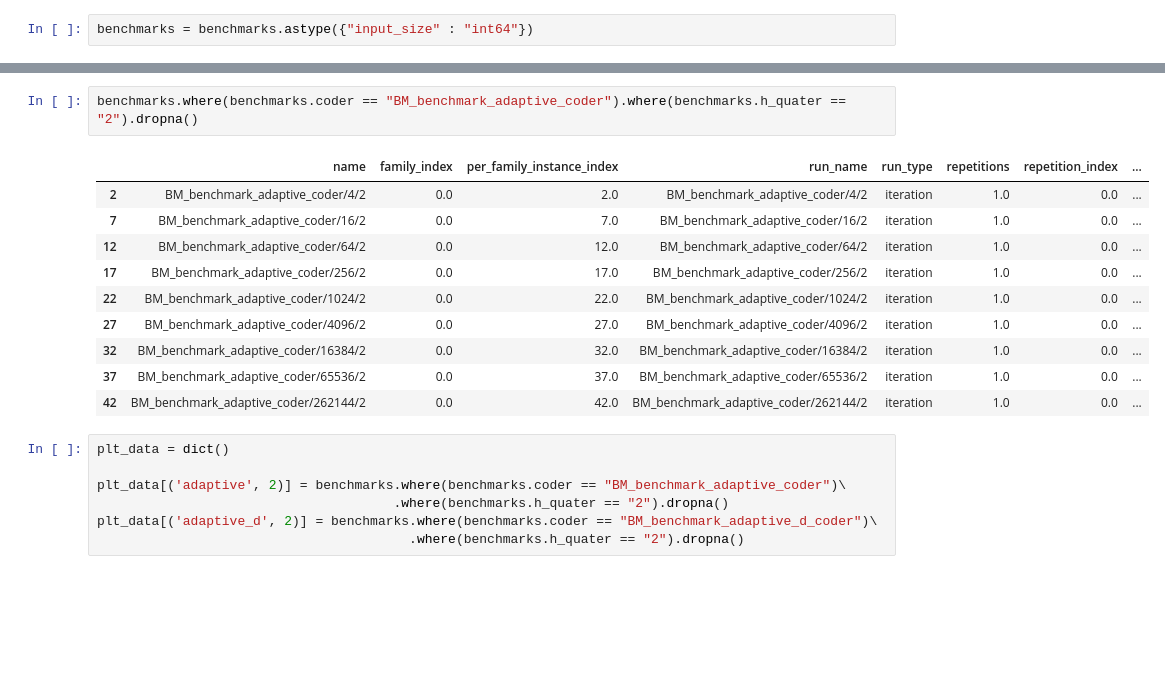
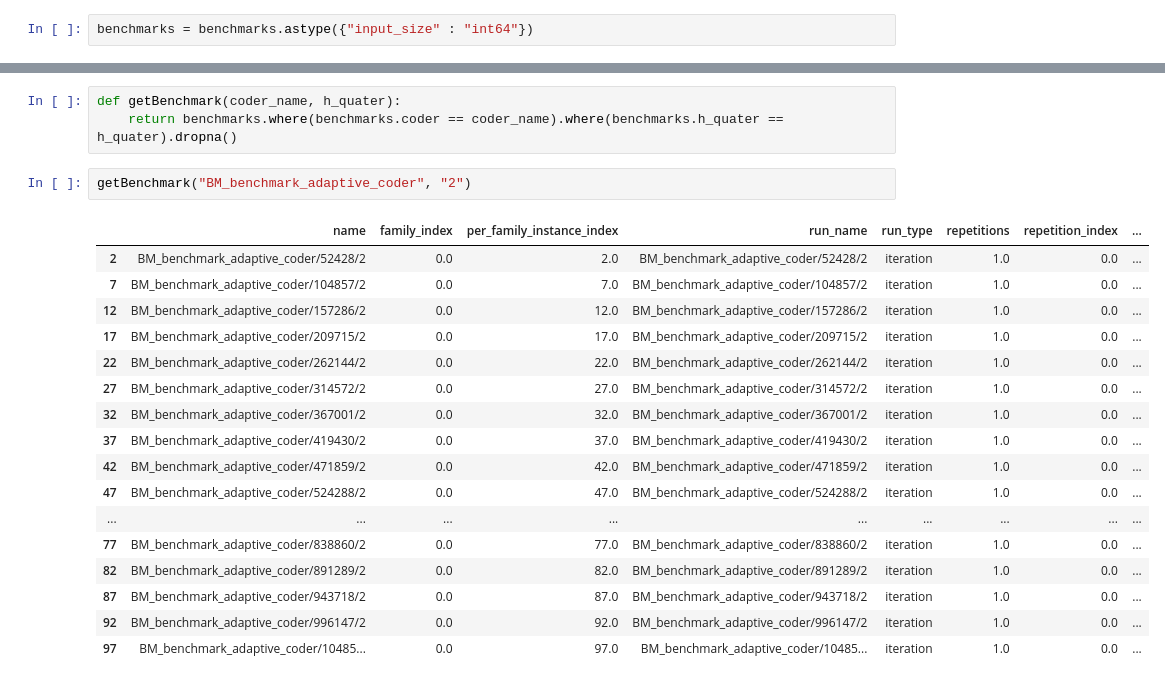
Before and after one commit to gogagum/arithmetic-encoding-lib, a Jupyter notebook: benchmark/benchmark_analysis.ipynb, the cells around one changed output, grey strips where cells are left out. Cells and saved outputs as stored; diff of their text form; blank space fills up the shorter version.

```diff
--- a/benchmark/benchmark_analysis.ipynb
+++ b/benchmark/benchmark_analysis.ipynb
@@ -47,21 +59,24 @@ benchmarks
+# %%
+def getBenchmark(coder_name, h_quater):
+    return benchmarks.where(benchmarks.coder == coder_name).where(benchmarks.h_quater == h_quater).dropna()
 # %%
-benchmarks.where(benchmarks.coder == "BM_benchmark_adaptive_coder").where(benchmarks.h_quater == "2").dropna()
+getBenchmark("BM_benchmark_adaptive_coder", "2")
 # %% [output]
 |  | name | family_index | per_family_instance_index | run_name | run_type | repetitions | repetition_index | ... |
-| 2 | BM_benchmark_adaptive_coder/4/2 | 0.0 | 2.0 | BM_benchmark_adaptive_coder/4/2 | iteration | 1.0 | 0.0 | ... |
-| 7 | BM_benchmark_adaptive_coder/16/2 | 0.0 | 7.0 | BM_benchmark_adaptive_coder/16/2 | iteration | 1.0 | 0.0 | ... |
-| 12 | BM_benchmark_adaptive_coder/64/2 | 0.0 | 12.0 | BM_benchmark_adaptive_coder/64/2 | iteration | 1.0 | 0.0 | ... |
-| 17 | BM_benchmark_adaptive_coder/256/2 | 0.0 | 17.0 | BM_benchmark_adaptive_coder/256/2 | iteration | 1.0 | 0.0 | ... |
-| 22 | BM_benchmark_adaptive_coder/1024/2 | 0.0 | 22.0 | BM_benchmark_adaptive_coder/1024/2 | iteration | 1.0 | 0.0 | ... |
-| 27 | BM_benchmark_adaptive_coder/4096/2 | 0.0 | 27.0 | BM_benchmark_adaptive_coder/4096/2 | iteration | 1.0 | 0.0 | ... |
-| 32 | BM_benchmark_adaptive_coder/16384/2 | 0.0 | 32.0 | BM_benchmark_adaptive_coder/16384/2 | iteration | 1.0 | 0.0 | ... |
-| 37 | BM_benchmark_adaptive_coder/65536/2 | 0.0 | 37.0 | BM_benchmark_adaptive_coder/65536/2 | iteration | 1.0 | 0.0 | ... |
-| 42 | BM_benchmark_adaptive_coder/262144/2 | 0.0 | 42.0 | BM_benchmark_adaptive_coder/262144/2 | iteration | 1.0 | 0.0 | ... |
+| 2 | BM_benchmark_adaptive_coder/52428/2 | 0.0 | 2.0 | BM_benchmark_adaptive_coder/52428/2 | iteration | 1.0 | 0.0 | ... |
+| 7 | BM_benchmark_adaptive_coder/104857/2 | 0.0 | 7.0 | BM_benchmark_adaptive_coder/104857/2 | iteration | 1.0 | 0.0 | ... |
+| 12 | BM_benchmark_adaptive_coder/157286/2 | 0.0 | 12.0 | BM_benchmark_adaptive_coder/157286/2 | iteration | 1.0 | 0.0 | ... |
+| 17 | BM_benchmark_adaptive_coder/209715/2 | 0.0 | 17.0 | BM_benchmark_adaptive_coder/209715/2 | iteration | 1.0 | 0.0 | ... |
+| 22 | BM_benchmark_adaptive_coder/262144/2 | 0.0 | 22.0 | BM_benchmark_adaptive_coder/262144/2 | iteration | 1.0 | 0.0 | ... |
+| 27 | BM_benchmark_adaptive_coder/314572/2 | 0.0 | 27.0 | BM_benchmark_adaptive_coder/314572/2 | iteration | 1.0 | 0.0 | ... |
+| 32 | BM_benchmark_adaptive_coder/367001/2 | 0.0 | 32.0 | BM_benchmark_adaptive_coder/367001/2 | iteration | 1.0 | 0.0 | ... |
+| 37 | BM_benchmark_adaptive_coder/419430/2 | 0.0 | 37.0 | BM_benchmark_adaptive_coder/419430/2 | iteration | 1.0 | 0.0 | ... |
+| 42 | BM_benchmark_adaptive_coder/471859/2 | 0.0 | 42.0 | BM_benchmark_adaptive_coder/471859/2 | iteration | 1.0 | 0.0 | ... |
+| 47 | BM_benchmark_adaptive_coder/524288/2 | 0.0 | 47.0 | BM_benchmark_adaptive_coder/524288/2 | iteration | 1.0 | 0.0 | ... |
+| ... | ... | ... | ... | ... | ... | ... | ... | ... |
+| 77 | BM_benchmark_adaptive_coder/838860/2 | 0.0 | 77.0 | BM_benchmark_adaptive_coder/838860/2 | iteration | 1.0 | 0.0 | ... |
+| 82 | BM_benchmark_adaptive_coder/891289/2 | 0.0 | 82.0 | BM_benchmark_adaptive_coder/891289/2 | iteration | 1.0 | 0.0 | ... |
+| 87 | BM_benchmark_adaptive_coder/943718/2 | 0.0 | 87.0 | BM_benchmark_adaptive_coder/943718/2 | iteration | 1.0 | 0.0 | ... |
+| 92 | BM_benchmark_adaptive_coder/996147/2 | 0.0 | 92.0 | BM_benchmark_adaptive_coder/996147/2 | iteration | 1.0 | 0.0 | ... |
+| 97 | BM_benchmark_adaptive_coder/10485... | 0.0 | 97.0 | BM_benchmark_adaptive_coder/10485... | iteration | 1.0 | 0.0 | ... |
-# %%
-plt_data = dict()
-
-plt_data[('adaptive', 2)] = benchmarks.where(benchmarks.coder == "BM_benchmark_adaptive_coder")\
-                                      .where(benchmarks.h_quater == "2").dropna()
-plt_data[('adaptive_d', 2)] = benchmarks.where(benchmarks.coder == "BM_benchmark_adaptive_d_coder")\
-                                        .where(benchmarks.h_quater == "2").dropna()
 # %%
```
Also changed, not shown: parts of 4 cells of this notebook, 5 other files.
